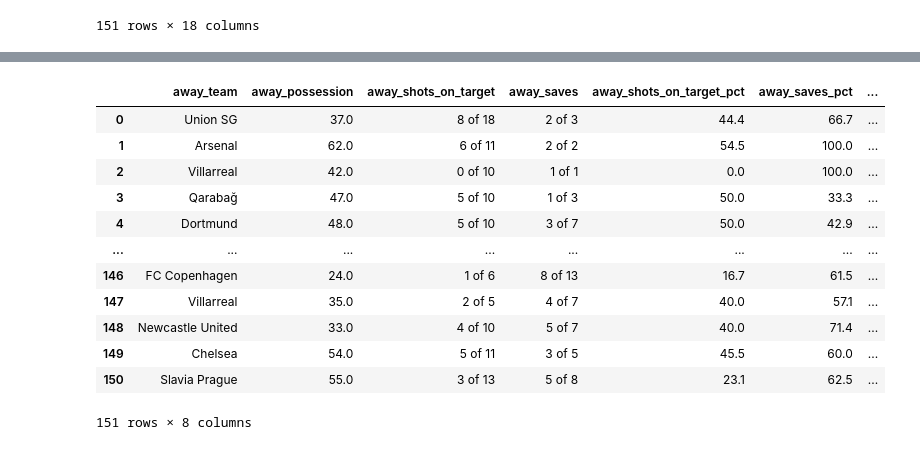
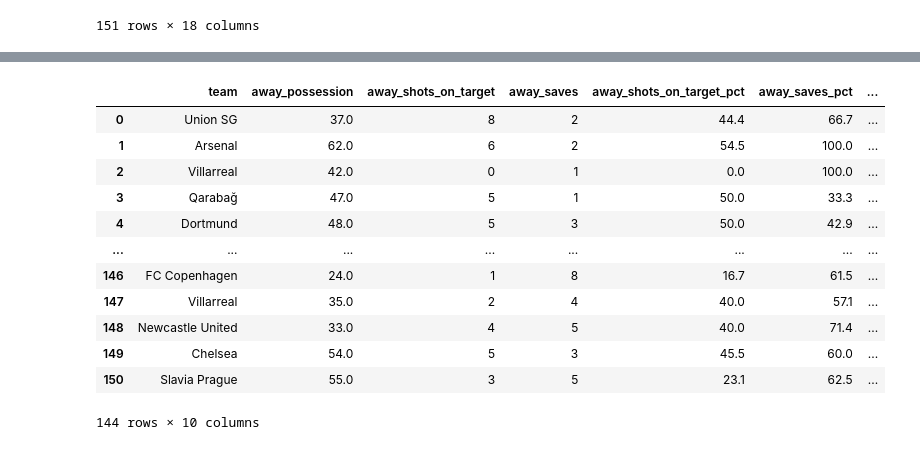
Before and after one commit to None425/25-26ChampionsLeaguePhase_Analysis, a Jupyter notebook: champs_2526/notebooks/champs.ipynb, the cells around one changed output, grey strips where cells are left out. Saved outputs shown, nothing was run; the diff lists cells and outputs as text; code cells hidden in the pictures.

```diff
--- a/champs_2526/notebooks/champs.ipynb
+++ b/champs_2526/notebooks/champs.ipynb
@@ -29,0 +77,2 @@ df
+# %%
+df = df.dropna(subset="date")
@@ -29,0 +101,2 @@ df
+# %%
+df = df.fillna(0)
@@ -29,0 +107,13 @@ df
+# %%
+df[["home_shots_on_target", "home_total_shots"]] = (
+    df["home_shots_on_target"].str.split(" of ", expand=True).astype(int)
+)
+df[["home_saves", "home_total_saves"]] = (
+    df["home_saves"].str.split(" of ", expand=True).astype(int)
+)
+df[["away_shots_on_target", "away_total_shots"]] = (
+    df["away_shots_on_target"].str.split(" of ", expand=True).astype(int)
+)
+df[["away_saves", "away_total_saves"]] = (
+    df["away_saves"].str.split(" of ", expand=True).astype(int)
+)
@@ -107,18 +225,20 @@ df_home
 # %%
+# 어웨이팀 경기 지표
 away_cols = [c for c in df.columns if c.startswith("away_")]
 df_away = df[away_cols]
+df_away = df_away.rename(columns={"away_team": "team"})
 df_away
 # %% [output]
-|  | away_team | away_possession | away_shots_on_target | away_saves | away_shots_on_target_pct | away_saves_pct | ... |
-| 0 | Union SG | 37.0 | 8 of 18 | 2 of 3 | 44.4 | 66.7 | ... |
-| 1 | Arsenal | 62.0 | 6 of 11 | 2 of 2 | 54.5 | 100.0 | ... |
-| 2 | Villarreal | 42.0 | 0 of 10 | 1 of 1 | 0.0 | 100.0 | ... |
-| 3 | Qarabağ | 47.0 | 5 of 10 | 1 of 3 | 50.0 | 33.3 | ... |
-| 4 | Dortmund | 48.0 | 5 of 10 | 3 of 7 | 50.0 | 42.9 | ... |
+|  | team | away_possession | away_shots_on_target | away_saves | away_shots_on_target_pct | away_saves_pct | ... |
+| 0 | Union SG | 37.0 | 8 | 2 | 44.4 | 66.7 | ... |
+| 1 | Arsenal | 62.0 | 6 | 2 | 54.5 | 100.0 | ... |
+| 2 | Villarreal | 42.0 | 0 | 1 | 0.0 | 100.0 | ... |
+| 3 | Qarabağ | 47.0 | 5 | 1 | 50.0 | 33.3 | ... |
+| 4 | Dortmund | 48.0 | 5 | 3 | 50.0 | 42.9 | ... |
 | ... | ... | ... | ... | ... | ... | ... | ... |
-| 146 | FC Copenhagen | 24.0 | 1 of 6 | 8 of 13 | 16.7 | 61.5 | ... |
-| 147 | Villarreal | 35.0 | 2 of 5 | 4 of 7 | 40.0 | 57.1 | ... |
-| 148 | Newcastle United | 33.0 | 4 of 10 | 5 of 7 | 40.0 | 71.4 | ... |
-| 149 | Chelsea | 54.0 | 5 of 11 | 3 of 5 | 45.5 | 60.0 | ... |
-| 150 | Slavia Prague | 55.0 | 3 of 13 | 5 of 8 | 23.1 | 62.5 | ... |
+| 146 | FC Copenhagen | 24.0 | 1 | 8 | 16.7 | 61.5 | ... |
+| 147 | Villarreal | 35.0 | 2 | 4 | 40.0 | 57.1 | ... |
+| 148 | Newcastle United | 33.0 | 4 | 5 | 40.0 | 71.4 | ... |
+| 149 | Chelsea | 54.0 | 5 | 3 | 45.5 | 60.0 | ... |
+| 150 | Slavia Prague | 55.0 | 3 | 5 | 23.1 | 62.5 | ... |
-151 rows × 8 columns
+144 rows × 10 columns
```
Also changed, not shown: parts of 63 cells of this notebook.
